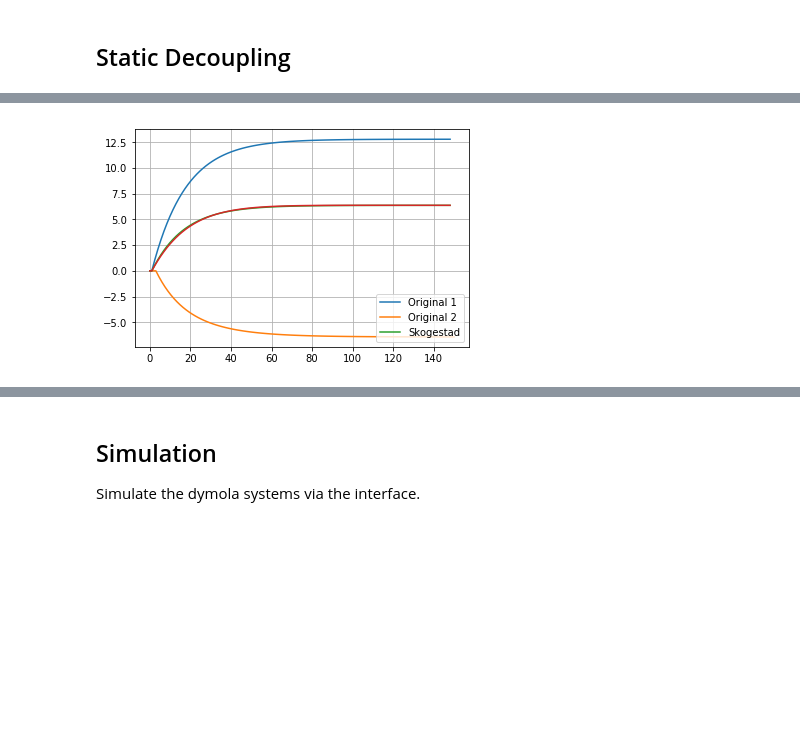
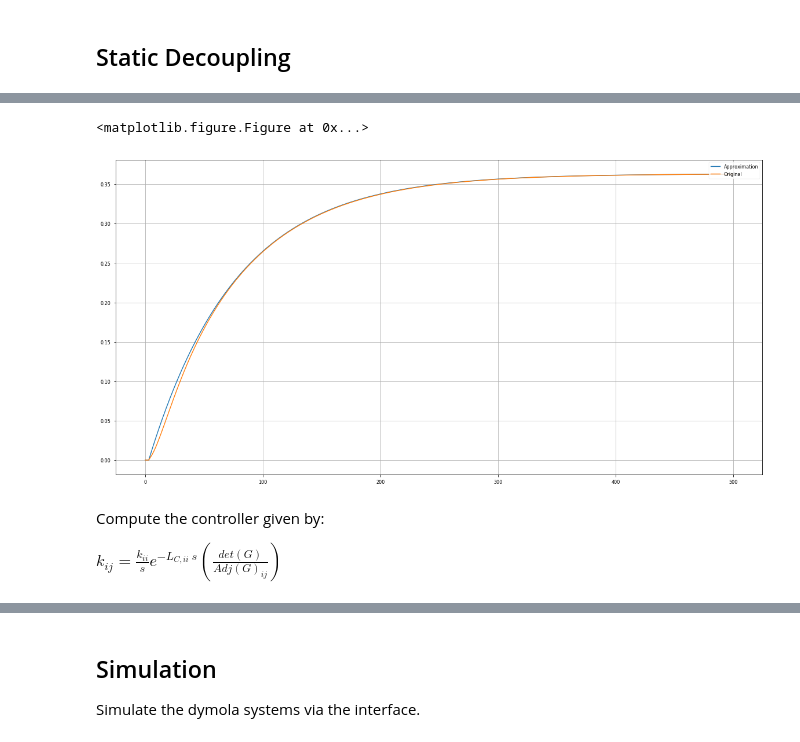
Before and after one commit to AlCap23/IfT_Decoupling, a Jupyter notebook: Python/Experimental System.ipynb, the cells around one changed output, grey strips where cells are left out. Drawn from its saved outputs; the diff is of its cells as text; code cells hidden in the pictures; blank space fills up the shorter version.

```diff
--- a/Python/Experimental System.ipynb
+++ b/Python/Experimental System.ipynb
@@ -55,7 +55,7 @@ $g^+_{22} = \frac{-19.4}{14.4~s+1}+ \frac{18.9}{12.8}~\frac{6.60}{10.9~s+1}$
 # %%
 # G11
 # Get the real , delay free system
-g = cn.tf([12.8],[16.7,1.]) - 6.6 / 19.4 * cn.tf([18.9],[21.,1])
+g = cn.tf([-0.29],[10.0,1.]) - 0.5 / 1.75 * cn.tf([0.625],[8.,1])
 # Get the static gain
 K = cn.dcgain(g)[0,0]
 # Normalize the transfer function
@@ -86,7 +86,7 @@ fig, ax = plt.subplots(figsize=(20, 10))
 ax.plot(t,y, label = "Original")
 ax.plot(t,yM, label = "Skogestad")
 ax.plot(t,yM2, label = "Area Based")
-ax.legend(loc = "lower right")
+ax.legend(loc = "upper right")
 ax.grid(True)
 plt.show()
 
@@ -136,7 +130,7 @@ plt.show()
 # %%
 # G22
 # Get the real , delay free system
-g = cn.tf([-19.4],[14.4,1.]) +18.9/12.8 * cn.tf([6.6],[10.9,1])
+g = cn.tf([-1.75],[20.,1.]) - 0.625 / 0.29 * cn.tf([0.5],[75.0,1])
 # Get the static gain
 K = cn.dcgain(g)[0,0]
 # Normalize the transfer function
@@ -209,7 +355,8 @@ $g^+_{22} = \frac{-19.4}{14.4~s+1}+ \frac{18.9}{12.8}~\frac{16.7~s+1}{21.0~s+1}~
 # %%
 # G11
 # Get the real , delay free system
-g = cn.tf([12.8],[16.7,1.]) - 6.6 / 19.4 * cn.tf([18.9],[21.,1]) *cn.tf([14.4,1],[10.9,1])
+g =  cn.tf([0.29],[10.0])*cn.tf([1.75],[20.,1.]) + cn.tf([0.625],[75.0,1.])*cn.tf([0.5],[8.,1.])
+detG = g
 # Get the static gain
 K = cn.dcgain(g)[0,0]
 # Normalize the transfer function
@@ -228,10 +375,11 @@ den = -1./den
 T,L = pf.MODEL_TO_FOTD(num, den)
 
 y, t = cn.step(g)
-yM = pf.Simulate_FOPTD(float(K),float(T),float(L), t)
+yM, tM = cn.step(cn.tf(K,[T,1.]), t)
+yM, t = pf.Time_Delay(L, yM,tM,t)
 
 # Area Identification
-k2,t2,l2 = pf.FOTD_AREA_IDENTIFICATION(y,1.,t)
+k2,t2,l2 = pf.FOTD_AREA_IDENTIFICATION(y,1.,t,derivativeCompensation=False)
 yM2 = pf.Simulate_FOPTD(float(k2),float(t2),float(l2),t)
 plt.plot(t,y, label = "Original")
 plt.plot(t,yM, label = "Skogestad")
@@ -249,25 +398,33 @@ print(k2,t2,l2)
 # %%
 # Show the real system response
 # Delay free addend
-g1 = cn.tf([12.8],[16.7,1.])
-g2 = - 6.6 / 19.4 * cn.tf([18.9],[21.,1]) *cn.tf([14.4,1],[10.9,1])
+g1 =  cn.tf([0.29],[10.0])*cn.tf([1.75],[20.,1.])
+g2 =  cn.tf([0.625],[75.0,1.])*cn.tf([0.5],[8.,1.])
 gM = cn.tf(K,[T,1])
 # Simulate the step responses with a fixed time
+t = np.arange(0, 500, 0.25)
 y1, t1 = cn.step(g1, t)
-y2, t2 = cn.step(g2, t1)
-yM, tM = cn.step(gM, t2)
-# Add the delay, use the same time values as input to reduce the delta t!
-y1, t1 = pf.Time_Delay(1., y1, t1)
-y2, t2 = pf.Time_Delay(3., y2, t2)
-yM, tM = pf.Time_Delay(L+1., yM, tM)
+y2, t2 = cn.step(g2, t)
+yM, tM = cn.step(gM, t)
+# Add the delay, use the same time values
+y1, t = pf.Time_Delay(3., y1, t1, t)
+y2, t = pf.Time_Delay(5., y2, t2, t)
+yM, t = pf.Time_Delay(L+3., yM, tM, t)
 
 # Plot
-plt.plot(t1,y1, label = "Original 1")
-plt.plot(t2,y2, label = "Original 2")
-plt.plot(tM,yM, label = "Skogestad")
-plt.plot(t1, y1+y2)
-plt.legend(loc = "lower right")
+plt.clf()
+fig, ax = plt.subplots(figsize=(20, 10))
+#plt.plot(t,y1, label = "Original 1")
+#plt.plot(t,y2, label = "Original 2")
+plt.plot(t,yM, label = "Approximation")
+plt.plot(t, y1+y2, label = "Original")
+plt.legend(loc = "upper right")
 plt.grid(True)
 plt.show()
 # %% [output]
+<matplotlib.figure.Figure at 0x...>
-[figure, old version]
+[figure, new version]
+# %% [markdown]
+Compute the controller given by:
+
+$k_{ij} = \frac{k_{ii}}{s}e^{-L_{C,ii}~s} (\frac{det(G)}{Adj(G)_{ij}})$
```
Also changed, not shown: parts of 21 cells of this notebook, 3 other files.
